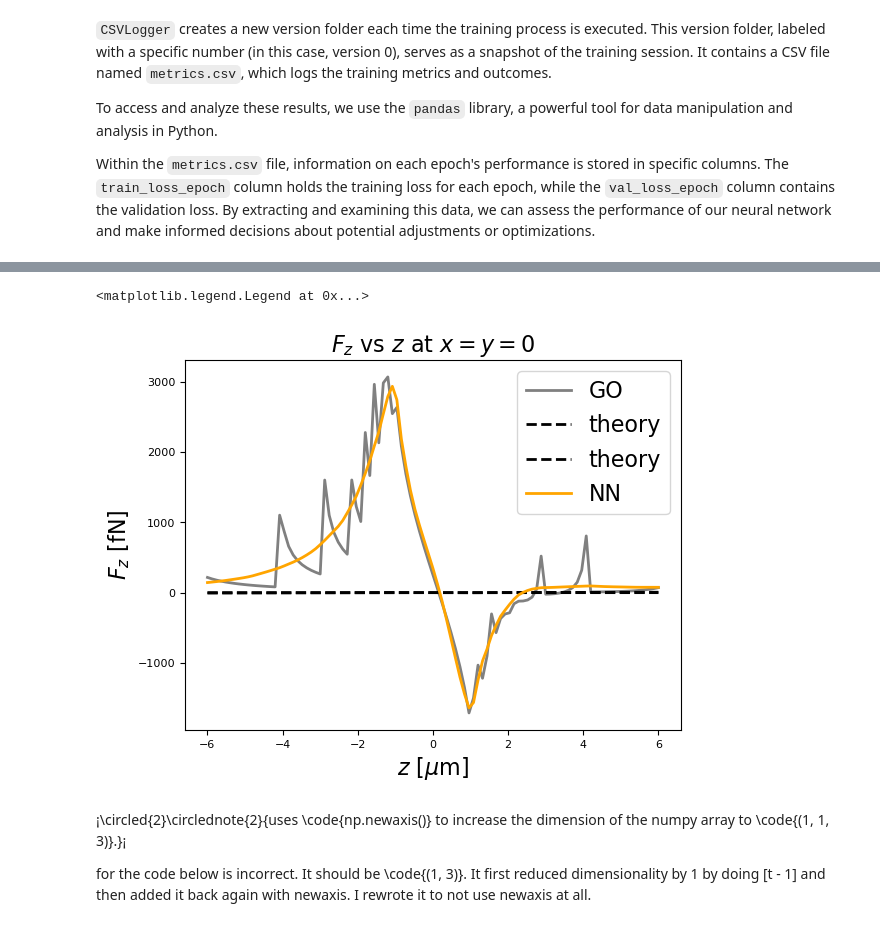
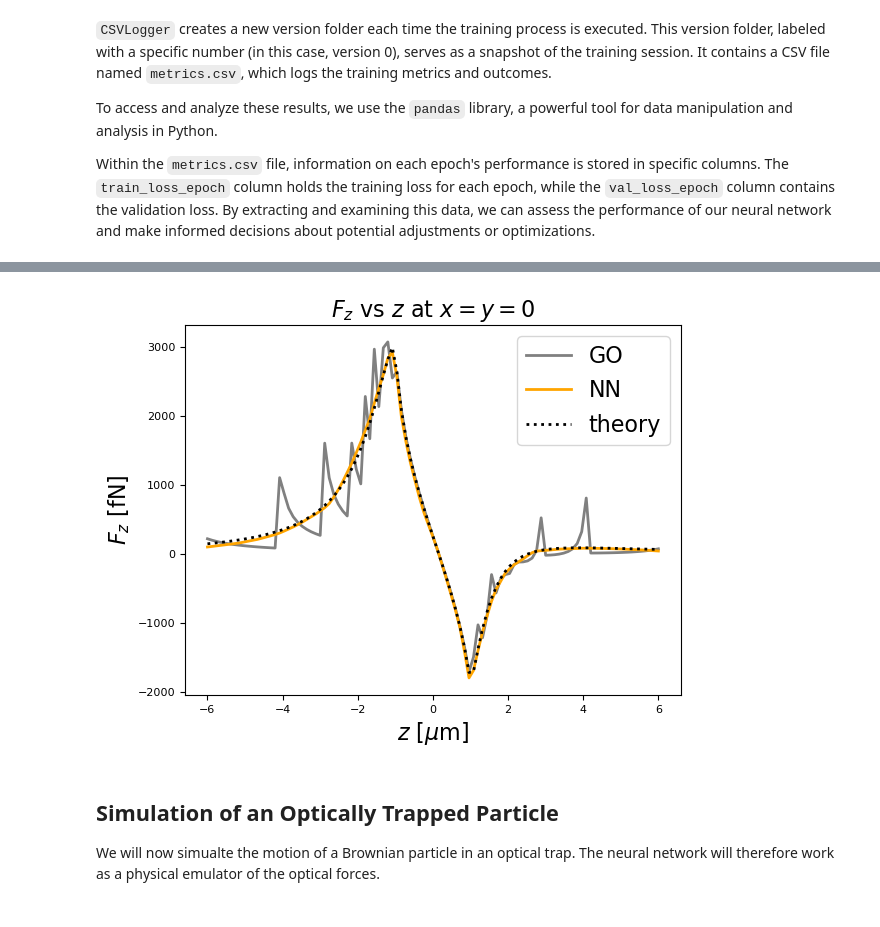
Before and after one commit to DeepTrackAI/DeepLearningCrashCourse, a Jupyter notebook: Ch02_DNN_regression/Ex02F/optical_forces.ipynb, the cells around one changed output, grey strips where cells are left out. Cells and saved outputs as stored; diff of their text form; code cells hidden in the pictures.

```diff
--- a/Ch02_DNN_regression/Ex02F/optical_forces.ipynb
+++ b/Ch02_DNN_regression/Ex02F/optical_forces.ipynb
@@ -242,10 +242,12 @@ In this setup, the `CSVLogger` acts as a recorder. It is passed as input to the
 # %%
 from lightning.pytorch.loggers import CSVLogger
 
-Logger = CSVLogger("logs", name="regressor")
 trainer = dl.Trainer(
-    max_epochs=10, accelerator="auto", logger=Logger, log_every_n_steps=20
-)
+    max_epochs=100,
+    accelerator="auto",
+    logger=CSVLogger("logs", name="regressor"),
+    log_every_n_steps=20
+    )
 
 trainer.fit(regressor, train_dataloader, val_dataloader)
 # %% [output]
@@ -300,34 +313,25 @@ complete
 # %%
 import torch
 
-# NN
-positions_nn = torch.zeros((z_theory.shape[0], 3)).to(regressor.device)
+positions_nn = torch.zeros((z_theory.shape[0], 3))
 positions_nn[:, 2] = torch.from_numpy(z_theory)
+positions_nn = positions_nn.to(regressor.device)
 
-# Predict.
-# cpu() collects the data from the GPU to the CPU.
-# detach() removes the gradient information.
-# numpy() converts the tensor to a numpy array.
 forces_nn = regressor(positions_nn).cpu().detach().numpy()
-
 fz_nn = forces_nn[:, 2]
 
-# Plot
 plt.plot(z_go, fz_go, c="gray",linewidth=2, label="GO")
-plt.plot(z_theory, data_theory, c="k", linewidth=2, linestyle="--",
-         label="theory")
 plt.plot(z_theory, fz_nn, c="orange",linewidth=2, label="NN")
-
-
+plt.plot(z_theory, fz_theory, c="k", linewidth=2, linestyle=":", label="theory")
 plt.title("$F_z$ vs $z$ at $x=y=0$", fontsize=16)
 plt.xlabel("$z$ [$\mu$m]", fontsize=16)
 plt.ylabel("$F_z$ [fN]", fontsize=16)
 plt.tick_params(axis="both", which="major", labelsize=8)
 plt.legend(fontsize=16)
+plt.show()
 # %% [output]
-<matplotlib.legend.Legend at 0x...>
-[figure, old version]
+[figure, new version]
-# %% [markdown]
- ¡\circled{2}\circlednote{2}{uses \code{np.newaxis()} to increase the dimension of the numpy array to \code{(1, 1, 3)}.}¡
-
-for the code below is incorrect. It should be \code{(1, 3)}. It first reduced dimensionality by 1 by doing [t - 1] and then added it back again with newaxis. I rewrote it to not use newaxis at all.
+# %% [markdown]
+## Simulation of an Optically Trapped Particle
+
+We will now simualte the motion of a Brownian particle in an optical trap. The neural network will therefore work as a physical emulator of the optical forces.
```
Also changed, not shown: parts of 14 cells of this notebook.
